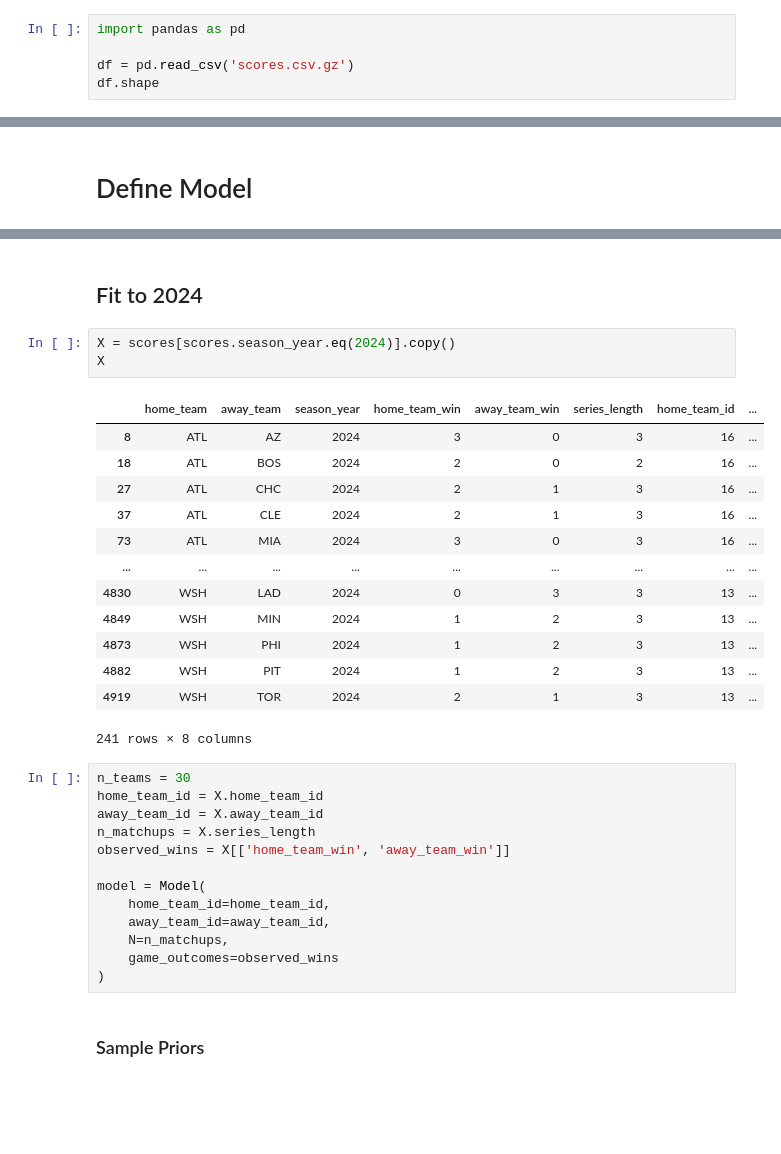
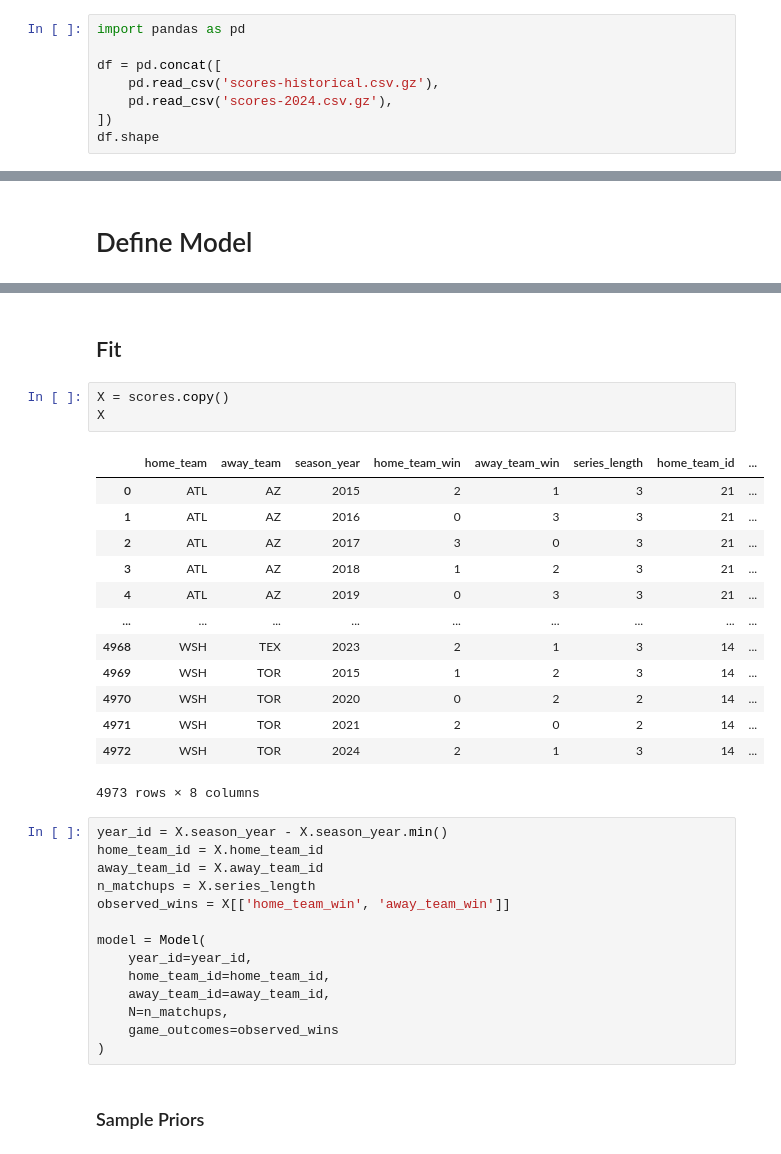
Before and after one commit to dantegates/mlb-statcast, a Jupyter notebook: 2024-rankings/bayesian-ranking-full-2024.ipynb, the cells around one changed output, grey strips where cells are left out. Drawn from its saved outputs; the diff is of its cells as text; blank space fills up the shorter version.

```diff
--- a/2024-rankings/bayesian-ranking-full-2024.ipynb
+++ b/2024-rankings/bayesian-ranking-full-2024.ipynb
@@ -5,6 +5,9 @@
 # %%
 import pandas as pd
 
-df = pd.read_csv('scores.csv.gz')
+df = pd.concat([
+    pd.read_csv('scores-historical.csv.gz'),
+    pd.read_csv('scores-2024.csv.gz'),
+])
 df.shape
 # %% [output]
@@ -182,32 +316,33 @@ def Model(home_team_id, away_team_id, N, game_outcomes):
         )
     return model
 # %% [markdown]
-## Fit to 2024
+## Fit
 # %%
-X = scores[scores.season_year.eq(2024)].copy()
+X = scores.copy()
 X
 # %% [output]
 |  | home_team | away_team | season_year | home_team_win | away_team_win | series_length | home_team_id | ... |
-| 8 | ATL | AZ | 2024 | 3 | 0 | 3 | 16 | ... |
-| 18 | ATL | BOS | 2024 | 2 | 0 | 2 | 16 | ... |
-| 27 | ATL | CHC | 2024 | 2 | 1 | 3 | 16 | ... |
-| 37 | ATL | CLE | 2024 | 2 | 1 | 3 | 16 | ... |
-| 73 | ATL | MIA | 2024 | 3 | 0 | 3 | 16 | ... |
+| 0 | ATL | AZ | 2015 | 2 | 1 | 3 | 21 | ... |
+| 1 | ATL | AZ | 2016 | 0 | 3 | 3 | 21 | ... |
+| 2 | ATL | AZ | 2017 | 3 | 0 | 3 | 21 | ... |
+| 3 | ATL | AZ | 2018 | 1 | 2 | 3 | 21 | ... |
+| 4 | ATL | AZ | 2019 | 0 | 3 | 3 | 21 | ... |
 | ... | ... | ... | ... | ... | ... | ... | ... | ... |
-| 4830 | WSH | LAD | 2024 | 0 | 3 | 3 | 13 | ... |
-| 4849 | WSH | MIN | 2024 | 1 | 2 | 3 | 13 | ... |
-| 4873 | WSH | PHI | 2024 | 1 | 2 | 3 | 13 | ... |
-| 4882 | WSH | PIT | 2024 | 1 | 2 | 3 | 13 | ... |
-| 4919 | WSH | TOR | 2024 | 2 | 1 | 3 | 13 | ... |
+| 4968 | WSH | TEX | 2023 | 2 | 1 | 3 | 14 | ... |
+| 4969 | WSH | TOR | 2015 | 1 | 2 | 3 | 14 | ... |
+| 4970 | WSH | TOR | 2020 | 0 | 2 | 2 | 14 | ... |
+| 4971 | WSH | TOR | 2021 | 2 | 0 | 2 | 14 | ... |
+| 4972 | WSH | TOR | 2024 | 2 | 1 | 3 | 14 | ... |
-241 rows × 8 columns
+4973 rows × 8 columns
 # %%
-n_teams = 30
+year_id = X.season_year - X.season_year.min()
 home_team_id = X.home_team_id
 away_team_id = X.away_team_id
 n_matchups = X.series_length
 observed_wins = X[['home_team_win', 'away_team_win']]
 
 model = Model(
+    year_id=year_id,
     home_team_id=home_team_id,
     away_team_id=away_team_id,
     N=n_matchups,
```
Also changed, not shown: parts of 42 cells of this notebook, 3 other files.
